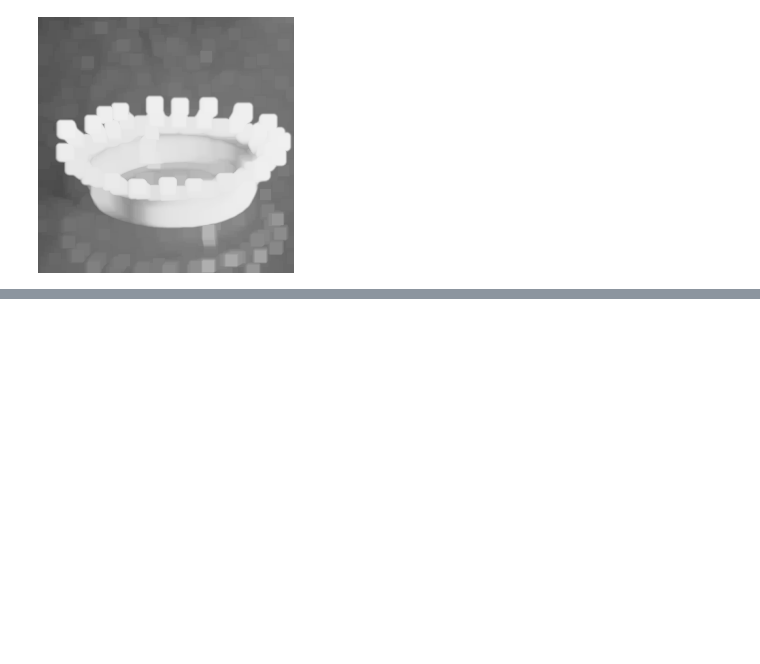
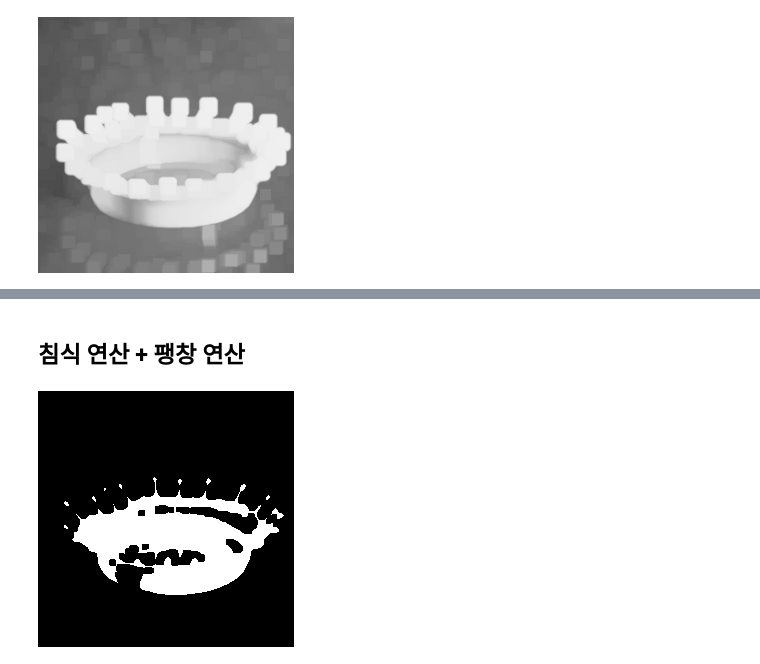
Before and after one commit to dogmaru/OpenCV, a Jupyter notebook: ch08/ch08_1.ipynb, the cells around one changed output, grey strips where cells are left out. Cells and saved outputs as stored; diff of their text form; code cells hidden in the pictures; blank space fills up the shorter version.

```diff
--- a/ch08/ch08_1.ipynb
+++ b/ch08/ch08_1.ipynb
@@ -53,0 +75,8 @@ cv2_imshow(dilateImg2)
+# %% [markdown]
+## 침식 연산 + 팽창 연산
+# %%
+kernel = np.ones((3,3), np.uint8)
+erodeImg = cv2.erode(gBin, kernel, iterations = 2)
+cv2_imshow(erodeImg)  #결과: 노이즈 완전 제거, but milkdrop 영역도 제거됨
+# %% [output]
+[figure, added]
```
Also changed, not shown: parts of 4 cells of this notebook, 1 other file.
